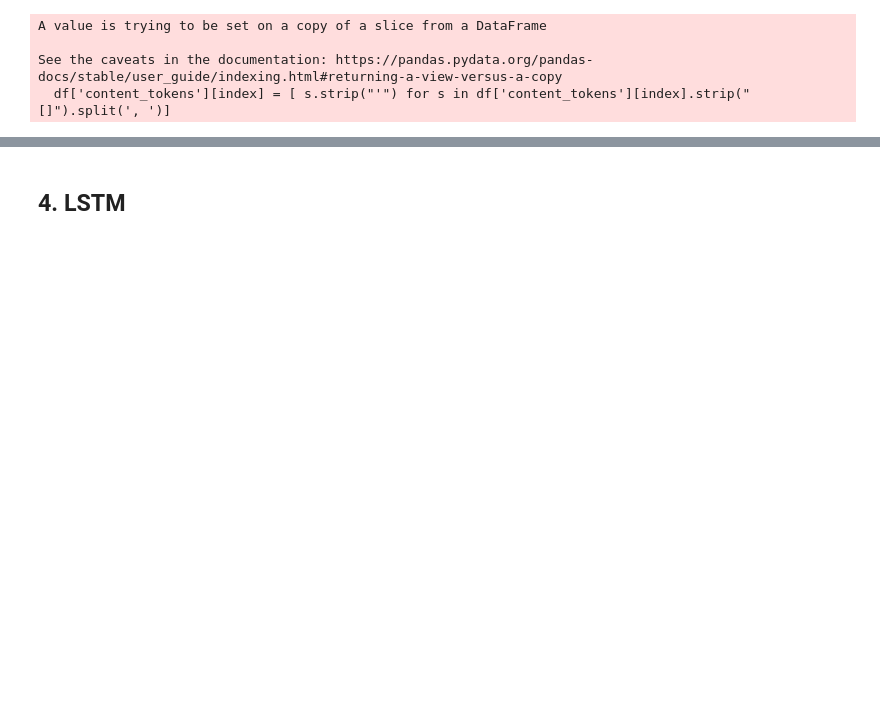
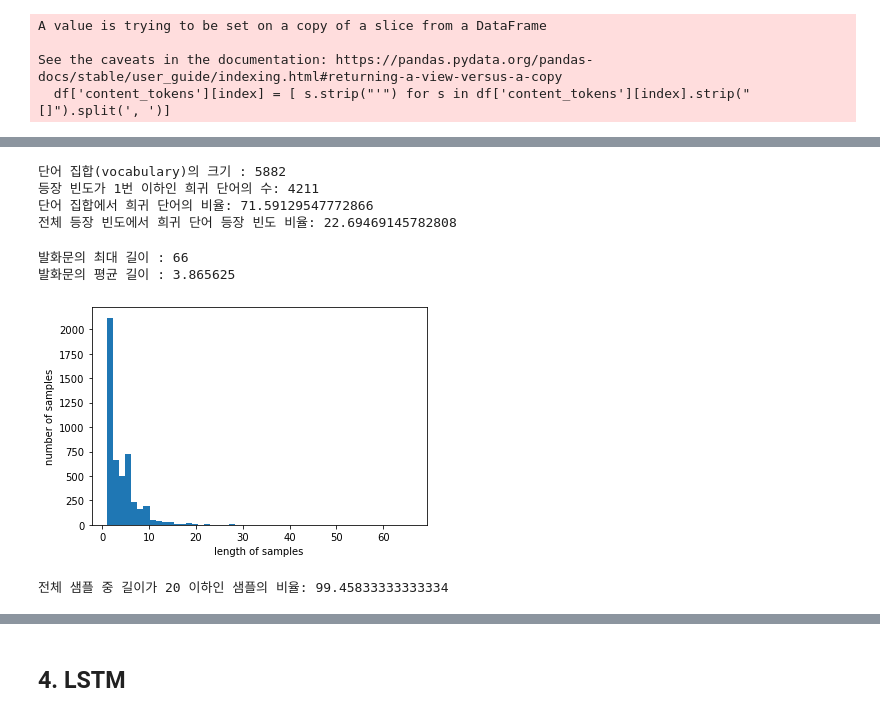
Before and after one commit to Hits-hike/youtube-views-prediction-model, a Jupyter notebook: thumbnail/text_rekognition/thumbnailtext_lstm.ipynb, the cells around one changed output, grey strips where cells are left out. Drawn from its saved outputs; the diff is of its cells as text; code cells hidden in the pictures; blank space fills up the shorter version.

```diff
--- a/thumbnail/text_rekognition/thumbnailtext_lstm.ipynb
+++ b/thumbnail/text_rekognition/thumbnailtext_lstm.ipynb
@@ -28,6 +49,7 @@ array([[0, 0, 0, 1, 0, 0],
 #df['content_tokens'][0].strip("[]").split(', ')[0].strip("'")
 for index in range(len(df)):
     df['content_tokens'][index] = [ s.strip("'") for s in df['content_tokens'][index].strip("[]").split(', ')]
+content = df['content_tokens']
 # %% [output]
 A value is trying to be set on a copy of a slice from a DataFrame
 
@@ -35,0 +60,4 @@ See the caveats in the documentation: https://pandas.pydata.org/pandas-docs/stab
+# %%
+tokenizer = Tokenizer()
+tokenizer.fit_on_texts(content)
+print(tokenizer.word_index)
@@ -35,0 +66,3 @@ See the caveats in the documentation: https://pandas.pydata.org/pandas-docs/stab
+# %%
+# keras tokenizer -> 텍스트 시퀀스 숫자 시퀀스로 변환
+content = tokenizer.texts_to_sequences(content)
@@ -35,0 +89,25 @@ See the caveats in the documentation: https://pandas.pydata.org/pandas-docs/stab
+# %%
+threshold = 2
+total_cnt = len(tokenizer.word_index) # 단어의 수
+rare_cnt = 0                          # 등장 빈도수가 threshold보다 작은 단어의 개수를 카운트
+total_freq = 0                        # 훈련 데이터의 전체 단어 빈도수 총 합
+rare_freq = 0                         # 등장 빈도수가 threshold보다 작은 단어의 등장 빈도수의 총 합
+
+# 단어와 빈도수의 쌍(pair)을 key와 value로 받는다.
+for key, value in tokenizer.word_counts.items():
+    total_freq = total_freq + value
+
+    # 단어의 등장 빈도수가 threshold보다 작으면
+    if(value < threshold):
+        rare_cnt = rare_cnt + 1
+        rare_freq = rare_freq + value
+
+print('단어 집합(vocabulary)의 크기 :',total_cnt)
+print('등장 빈도가 %s번 이하인 희귀 단어의 수: %s'%(threshold - 1, rare_cnt))
+print("단어 집합에서 희귀 단어의 비율:", (rare_cnt / total_cnt)*100)
+print("전체 등장 빈도에서 희귀 단어 등장 빈도 비율:", (rare_freq / total_freq)*100)
+# %% [output]
+단어 집합(vocabulary)의 크기 : 5882
+등장 빈도가 1번 이하인 희귀 단어의 수: 4211
+단어 집합에서 희귀 단어의 비율: 71.59129547772866
+전체 등장 빈도에서 희귀 단어 등장 빈도 비율: 22.69469145782808
@@ -35,0 +132,11 @@ See the caveats in the documentation: https://pandas.pydata.org/pandas-docs/stab
+# %%
+print('발화문의 최대 길이 :',max(len(l) for l in content))
+print('발화문의 평균 길이 :',sum(map(len, content))/len(content))
+plt.hist([len(s) for s in content], bins=50)
+plt.xlabel('length of samples')
+plt.ylabel('number of samples')
+plt.show()
+# %% [output]
+발화문의 최대 길이 : 66
+발화문의 평균 길이 : 3.865625
+[figure, added]
@@ -35,0 +150,5 @@ See the caveats in the documentation: https://pandas.pydata.org/pandas-docs/stab
+# %%
+max_len = 20
+below_threshold_len(max_len, content)
+# %% [output]
+전체 샘플 중 길이가 20 이하인 샘플의 비율: 99.45833333333334
```
Also changed, not shown: parts of 45 cells of this notebook, 4 other files.
